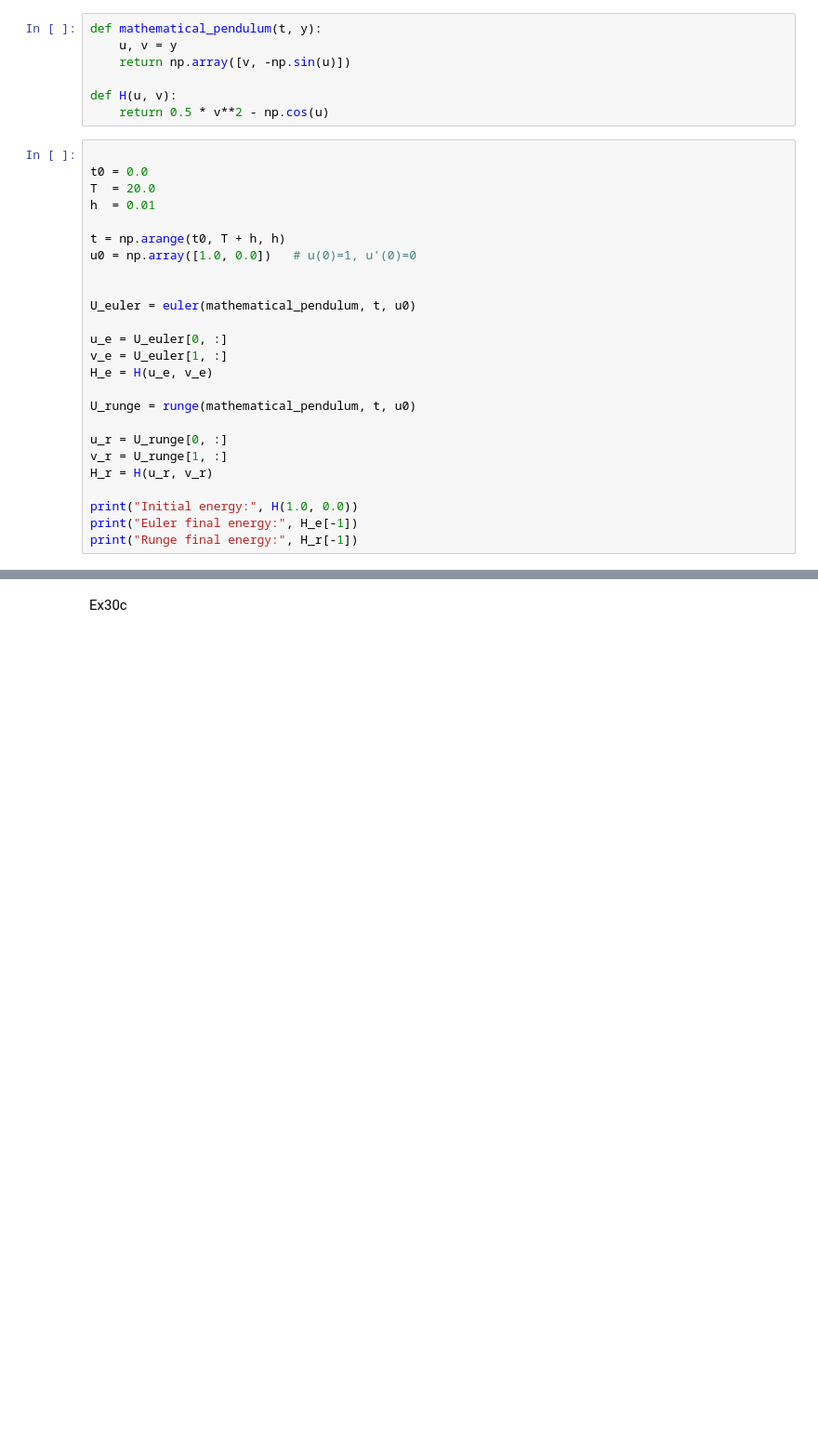
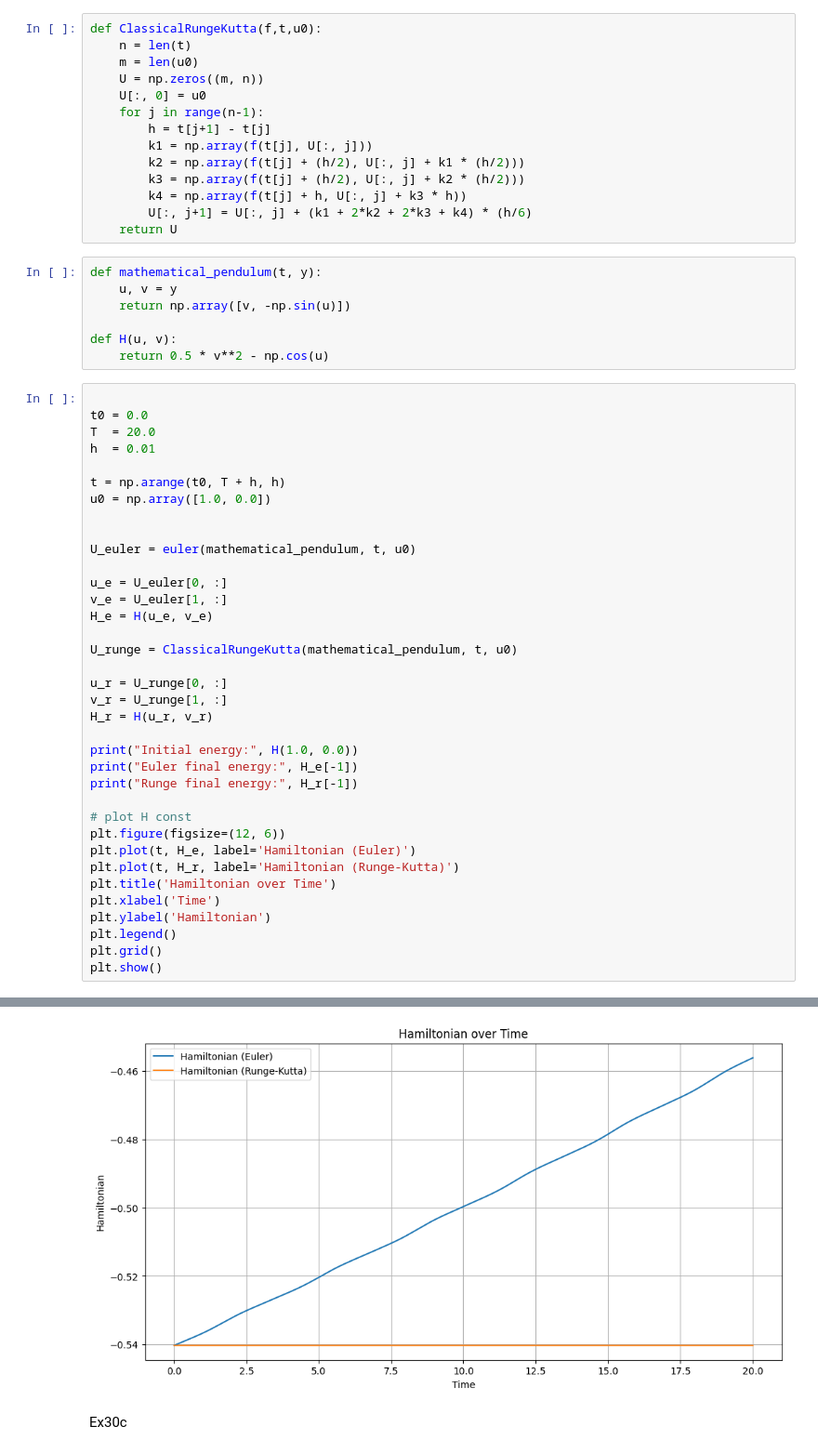
Before and after one commit to mohdkashifansari/Optimisation_and_Numerical_Analysis_Techniques, a Jupyter notebook: ADE/Tut8.ipynb, the cells around one changed output, grey strips where cells are left out. Shown at 93% size. Drawn from its saved outputs; the diff is of its cells as text; blank space fills up the shorter version.

```diff
--- a/ADE/Tut8.ipynb
+++ b/ADE/Tut8.ipynb
@@ -83,6 +83,20 @@ def runge(f, t, u0):
         U[:,j+1] = U[:,j] + h*k2
 
     return U
+# %%
+def ClassicalRungeKutta(f,t,u0):
+    n = len(t)
+    m = len(u0)
+    U = np.zeros((m, n))
+    U[:, 0] = u0
+    for j in range(n-1):
+        h = t[j+1] - t[j]
+        k1 = np.array(f(t[j], U[:, j]))
+        k2 = np.array(f(t[j] + (h/2), U[:, j] + k1 * (h/2)))
+        k3 = np.array(f(t[j] + (h/2), U[:, j] + k2 * (h/2)))
+        k4 = np.array(f(t[j] + h, U[:, j] + k3 * h))
+        U[:, j+1] = U[:, j] + (k1 + 2*k2 + 2*k3 + k4) * (h/6)
+    return U
 # %%
 def mathematical_pendulum(t, y):
     u, v = y
@@ -97,7 +111,7 @@ T  = 20.0
 h  = 0.01
 
 t = np.arange(t0, T + h, h)
-u0 = np.array([1.0, 0.0])   # u(0)=1, u'(0)=0
+u0 = np.array([1.0, 0.0])
 
 
 U_euler = euler(mathematical_pendulum, t, u0)
@@ -106,7 +120,7 @@ u_e = U_euler[0, :]
 v_e = U_euler[1, :]
 H_e = H(u_e, v_e)
 
-U_runge = runge(mathematical_pendulum, t, u0)
+U_runge = ClassicalRungeKutta(mathematical_pendulum, t, u0)
 
 u_r = U_runge[0, :]
 v_r = U_runge[1, :]
@@ -115,6 +129,17 @@ H_r = H(u_r, v_r)
 print("Initial energy:", H(1.0, 0.0))
 print("Euler final energy:", H_e[-1])
 print("Runge final energy:", H_r[-1])
+
+# plot H const
+plt.figure(figsize=(12, 6))
+plt.plot(t, H_e, label='Hamiltonian (Euler)')
+plt.plot(t, H_r, label='Hamiltonian (Runge-Kutta)')
+plt.title('Hamiltonian over Time')
+plt.xlabel('Time')
+plt.ylabel('Hamiltonian')
+plt.legend()
+plt.grid()
+plt.show()
 # %% [output]
 Initial energy: -0.5403023058681398
 Euler final energy: -0.4561503021998523
@@ -122,3 +147,4 @@ Runge final energy: -0.5403006607683016
+[figure, added]
 # %% [markdown]
 Ex30c
 # %%
```
Also changed, not shown: parts of 2 cells of this notebook.
